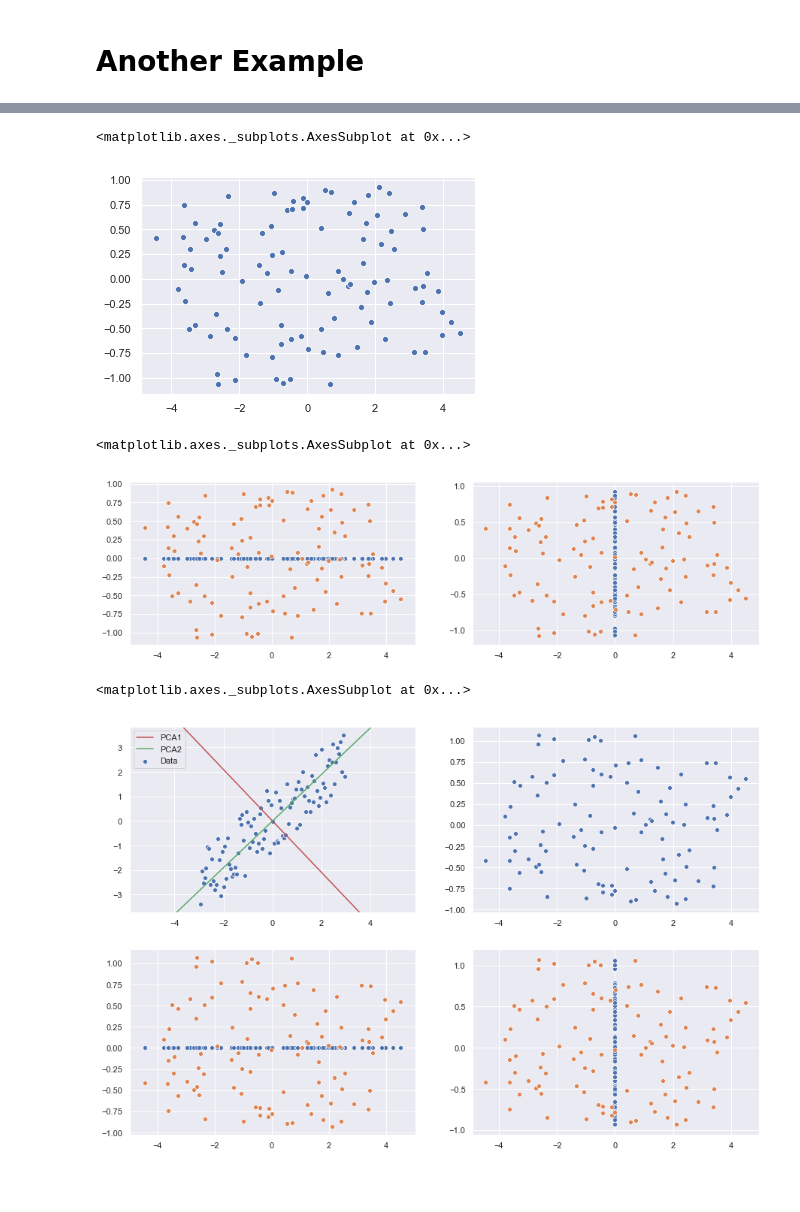
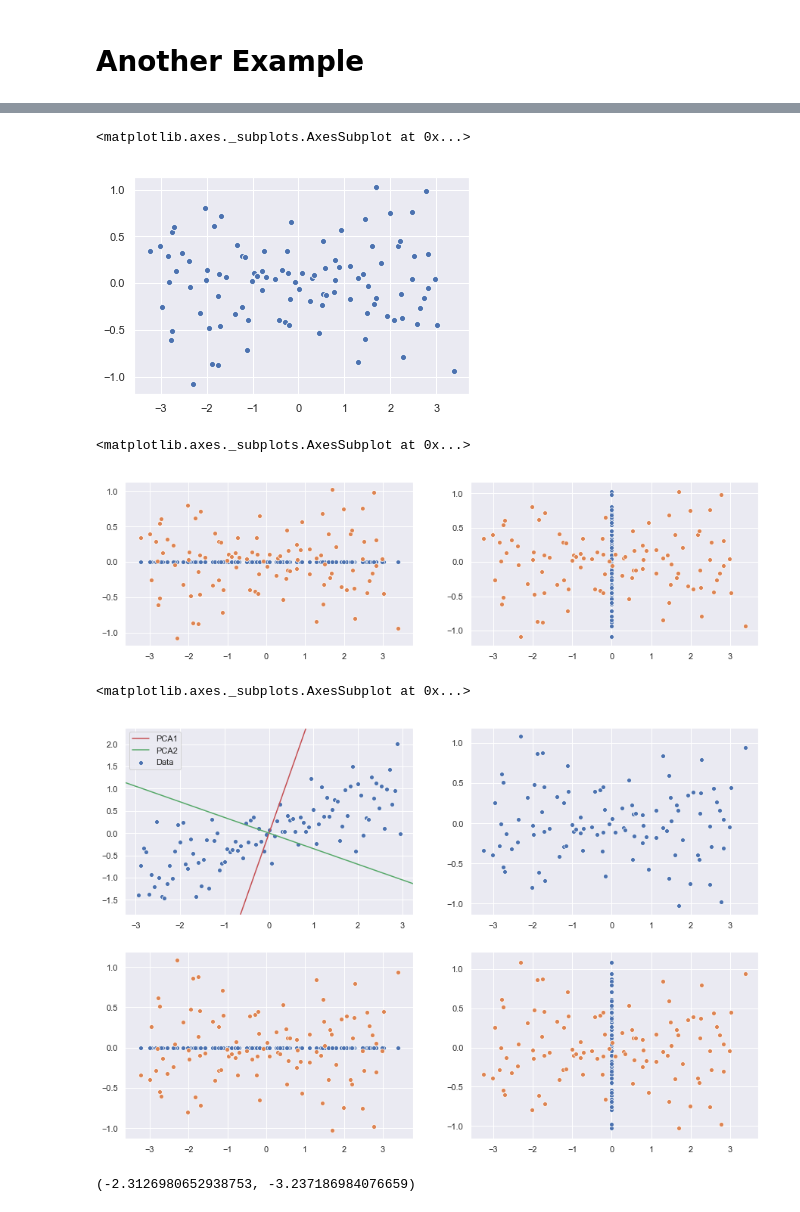
Before and after one commit to goelsaksham/umn_csci_5521_fall_2018, a Jupyter notebook: practice/Midterm_2/PCA.ipynb, the cells around one changed output, grey strips where cells are left out. Drawn from its saved outputs; the diff is of its cells as text; code cells hidden in the pictures; blank space fills up the shorter version.

```diff
--- a/practice/Midterm_2/PCA.ipynb
+++ b/practice/Midterm_2/PCA.ipynb
@@ -132,7 +132,7 @@ Explained Variance Ratio Accumulated:
 # %%
 # Making our own dataset
 x = np.linspace(-1, 1, 101)
-y = x + np.random.rand(x.shape[0])
+y = 0.5*x + (np.random.normal(x))
 X = np.array(list(zip(x, y)))
 # Making sure that the data is zero centered and normalized
 X = (X - np.mean(X, axis=0))
@@ -170,7 +170,7 @@ Z = X@V
 sns.scatterplot(Z[:, 0], Z[:, 1])
 # %% [output]
 <matplotlib.axes._subplots.AxesSubplot at 0x...>
-[figure, old version]
+[figure, new version]
 # %%
 fig, ax = plt.subplots(1, 2, figsize=(15, 4))
 # Projected data on First Principal axis
@@ -183,41 +183,45 @@ sns.scatterplot(Z[:, 0], Z[:, 1], ax=ax[0])
 sns.scatterplot(Z[:, 0], Z[:, 1], ax=ax[1])
 # %% [output]
 <matplotlib.axes._subplots.AxesSubplot at 0x...>
-[figure, old version]
+[figure, new version]
 # %%
 # Finding the PCA projections using the sklearn PCA function
 X_pca = PCA().fit(X)
-components = X_pca.components_
+components = X_pca.components_.T
 projections = X_pca.fit_transform(X)
 fig, ax = plt.subplots(2, 2, figsize=(15, 10))
 
 # Original Data with the Components
 sns.scatterplot(X[:, 0], X[:, 1], ax=ax[0, 0])
 ax0_xlim = ax[0, 0].get_xlim()
 ax0_ylim = ax[0, 0].get_ylim()
 ax[0, 0].plot([-100, 100], [-100 * components[0, 0]/components[1, 0], 100 * components[0, 0]/components[1, 0]], 'r')
 # Plotting the second eigenvector (Second Principal Eigen Vector)
 ax[0, 0].plot([-100, 100], [-100 * components[0, 1]/components[1, 1], 100 * components[0, 1]/components[1, 1]], 'g')
 ax[0, 0].axis('equal')
 ax[0, 0].set_xlim(ax0_xlim)
 ax[0, 0].set_ylim(ax0_ylim)
 ax[0, 0].legend('PCA1,PCA2,Data'.split(','))
 
 # Plot of the Rotated Data
 sns.scatterplot(projections[:, 0], projections[:, 1], ax=ax[0, 1])
 
 # Plotting thr projections
 # Projected data on First Principal axis
 sns.scatterplot(projections[:, 0], [0]*len(projections[:, 0]), ax=ax[1, 0])
 # Projected data on Second Principal axis
 sns.scatterplot([0]*len(projections[:, 1]), projections[:, 1], ax=ax[1, 1])
 
 # Original Data
 sns.scatterplot(projections[:, 0], projections[:, 1], ax=ax[1, 0])
 sns.scatterplot(projections[:, 0], projections[:, 1], ax=ax[1, 1])
 # %% [output]
 <matplotlib.axes._subplots.AxesSubplot at 0x...>
-[figure, old version]
+[figure, new version]
+# %%
+(X@components.T)[0, 0], projections[0, 0]
+# %% [output]
+(-2.3126980652938753, -3.237186984076659)
 # %%
 # Comparing the variance.
 # Explained Variance is given by EigenValues of the first K Components over the Total Sum of Eigen Values
```
Also changed, not shown: parts of 3 cells of this notebook.
